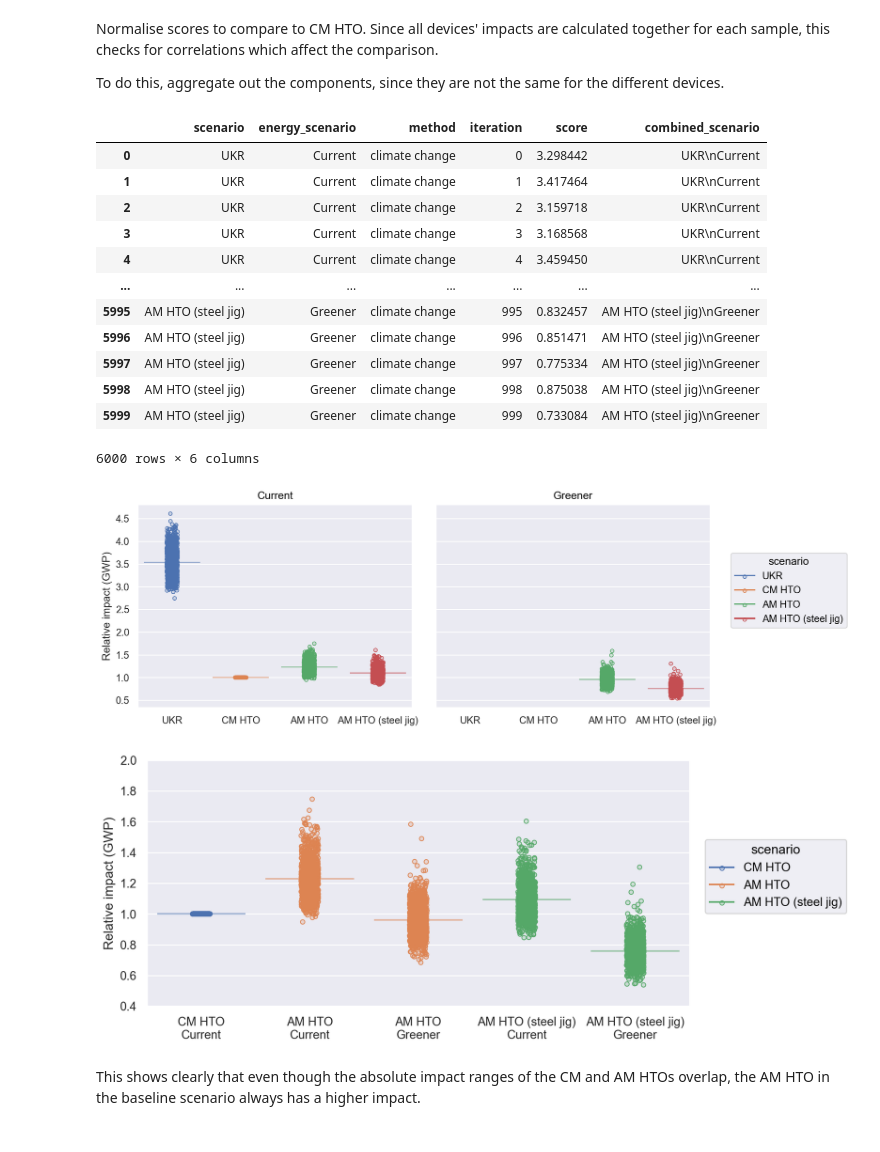
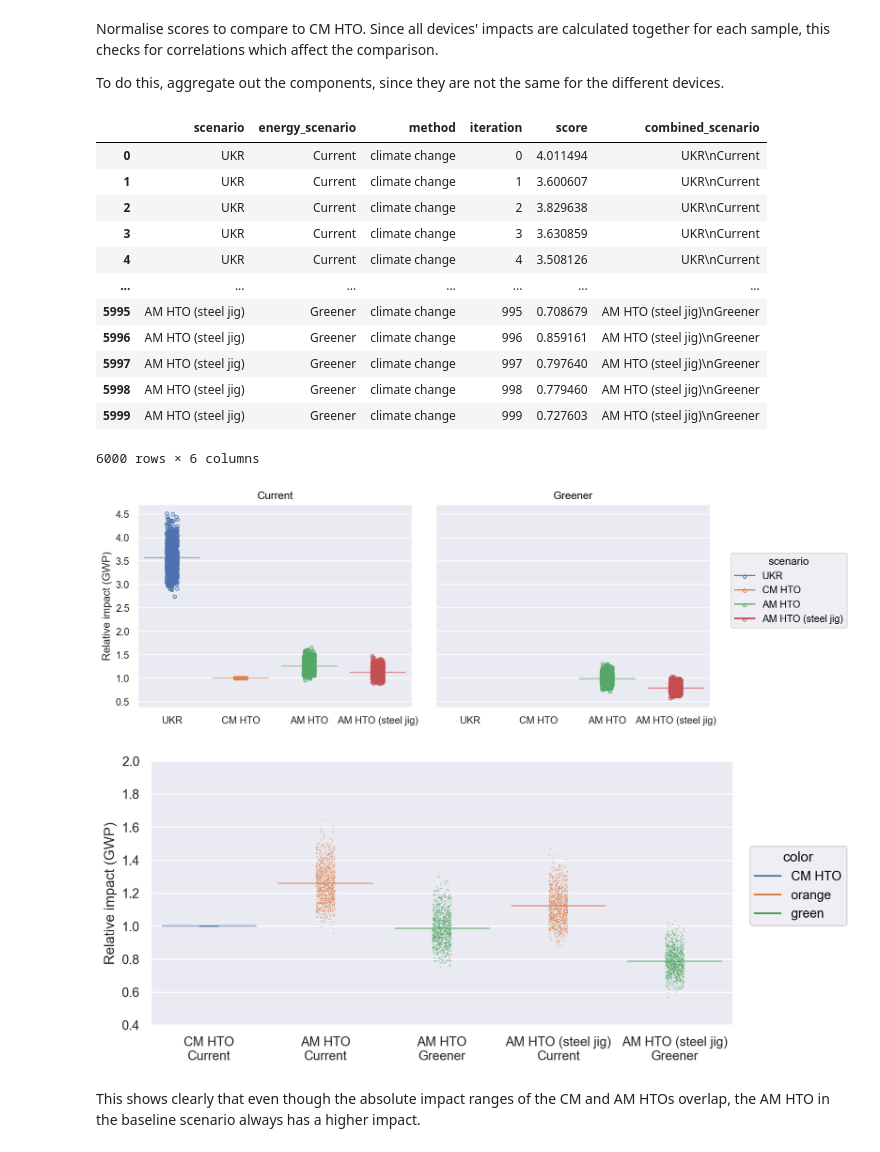
Before and after one commit to rebekaanspach/LCA-knee-OA-treatment, a Jupyter notebook: Figures.ipynb, the cells around one changed output. Drawn from its saved outputs; the diff is of its cells as text; code cells hidden in the pictures.

```diff
--- a/Figures.ipynb
+++ b/Figures.ipynb
@@ -7,7 +7,7 @@ import seaborn.objects as so
 # %% [markdown]
 ## Overall GWP impacts
 # %%
-samples_combined_incl_total = pd.read_csv("results/samples_comparative_gwp_contributions.csv")
+samples_combined_incl_total = pd.read_csv("results/samples_comparative_gwp_contributions_endoflife_included.csv")
 samples_combined =  samples_combined_incl_total[samples_combined_incl_total['component'] != 'Total']
 
 # Flatten energy/device scenario combinations
@@ -130,17 +129,17 @@ relative.to_csv("results/relative_gwp_contributions.csv", index=False)
 relative
 # %% [output]
 |  | scenario | energy_scenario | method | iteration | score | combined_scenario |
-| 0 | UKR | Current | climate change | 0 | 3.298442 | UKR\nCurrent |
-| 1 | UKR | Current | climate change | 1 | 3.417464 | UKR\nCurrent |
-| 2 | UKR | Current | climate change | 2 | 3.159718 | UKR\nCurrent |
-| 3 | UKR | Current | climate change | 3 | 3.168568 | UKR\nCurrent |
-| 4 | UKR | Current | climate change | 4 | 3.459450 | UKR\nCurrent |
+| 0 | UKR | Current | climate change | 0 | 4.011494 | UKR\nCurrent |
+| 1 | UKR | Current | climate change | 1 | 3.600607 | UKR\nCurrent |
+| 2 | UKR | Current | climate change | 2 | 3.829638 | UKR\nCurrent |
+| 3 | UKR | Current | climate change | 3 | 3.630859 | UKR\nCurrent |
+| 4 | UKR | Current | climate change | 4 | 3.508126 | UKR\nCurrent |
 | ... | ... | ... | ... | ... | ... | ... |
-| 5995 | AM HTO (steel jig) | Greener | climate change | 995 | 0.832457 | AM HTO (steel jig)\nGreener |
-| 5996 | AM HTO (steel jig) | Greener | climate change | 996 | 0.851471 | AM HTO (steel jig)\nGreener |
-| 5997 | AM HTO (steel jig) | Greener | climate change | 997 | 0.775334 | AM HTO (steel jig)\nGreener |
-| 5998 | AM HTO (steel jig) | Greener | climate change | 998 | 0.875038 | AM HTO (steel jig)\nGreener |
-| 5999 | AM HTO (steel jig) | Greener | climate change | 999 | 0.733084 | AM HTO (steel jig)\nGreener |
+| 5995 | AM HTO (steel jig) | Greener | climate change | 995 | 0.708679 | AM HTO (steel jig)\nGreener |
+| 5996 | AM HTO (steel jig) | Greener | climate change | 996 | 0.859161 | AM HTO (steel jig)\nGreener |
+| 5997 | AM HTO (steel jig) | Greener | climate change | 997 | 0.797640 | AM HTO (steel jig)\nGreener |
+| 5998 | AM HTO (steel jig) | Greener | climate change | 998 | 0.779460 | AM HTO (steel jig)\nGreener |
+| 5999 | AM HTO (steel jig) | Greener | climate change | 999 | 0.727603 | AM HTO (steel jig)\nGreener |
 6000 rows × 6 columns
 # %%
 (
@@ -155,22 +154,33 @@ relative
     )
 )
 # %% [output]
-[figure, old version]
+[figure, new version]
 # %%
-(
-    so.Plot(relative.query('scenario != "UKR"'), x="combined_scenario", y="score", color="scenario")
-    .layout(size=(7.85, 4))
-    .add(so.Dash(alpha=0.5), so.Agg())
-    .add(so.Dots(), so.Jitter())
+relative['color'] = relative.apply(
+    lambda row: 'green' if row['combined_scenario'] in [
+        'AM HTO\nGreener',
+        'AM HTO (steel jig)\nGreener',
+       # 'AM HTO (steel jig)\nCurrent'
+    ] else ('orange' if row['combined_scenario'] in [
+        'AM HTO\nCurrent',
+        'AM HTO (steel jig)\nCurrent'
+    ] else row['scenario']),
+    axis=1
+)
+
+# Plot using the new color column
+so.Plot(relative.query('scenario != "UKR"'), x="combined_scenario", y="score", color="color") \
+    .layout(size=(7.85, 4)) \
+    .add(so.Dash(alpha=0.5), so.Agg()) \
+    .add(so.Dot(pointsize=0.2, marker="o",fill=False),  so.Jitter())\
     .label(
         x="",
-        y="Relative impact (GWP)"
+        y="Relative impact (GWP)") \
+    .save("figures/relative_gwp_scenarios.pdf", bbox_inches=mpl.transforms.Bbox.from_extents(0, 0, 7.75, 4))\
+    .limit(y=(0.4, 2)\
     )
-    .limit(y=(0.4, 2))
-   # .save("figures/relative_gwp_scenarios.pdf", bbox_inches=mpl.transforms.Bbox.from_extents(0, 0, 7.75, 4))
-)
 # %% [output]
-[figure, old version]
+[figure, new version]
 # %% [markdown]
 This shows clearly that even though the absolute impact ranges of the CM and AM HTOs overlap, the AM HTO in the baseline scenario always has a higher impact.
 # %%
```
Also changed, not shown: parts of 12 cells of this notebook, 21 other files.
